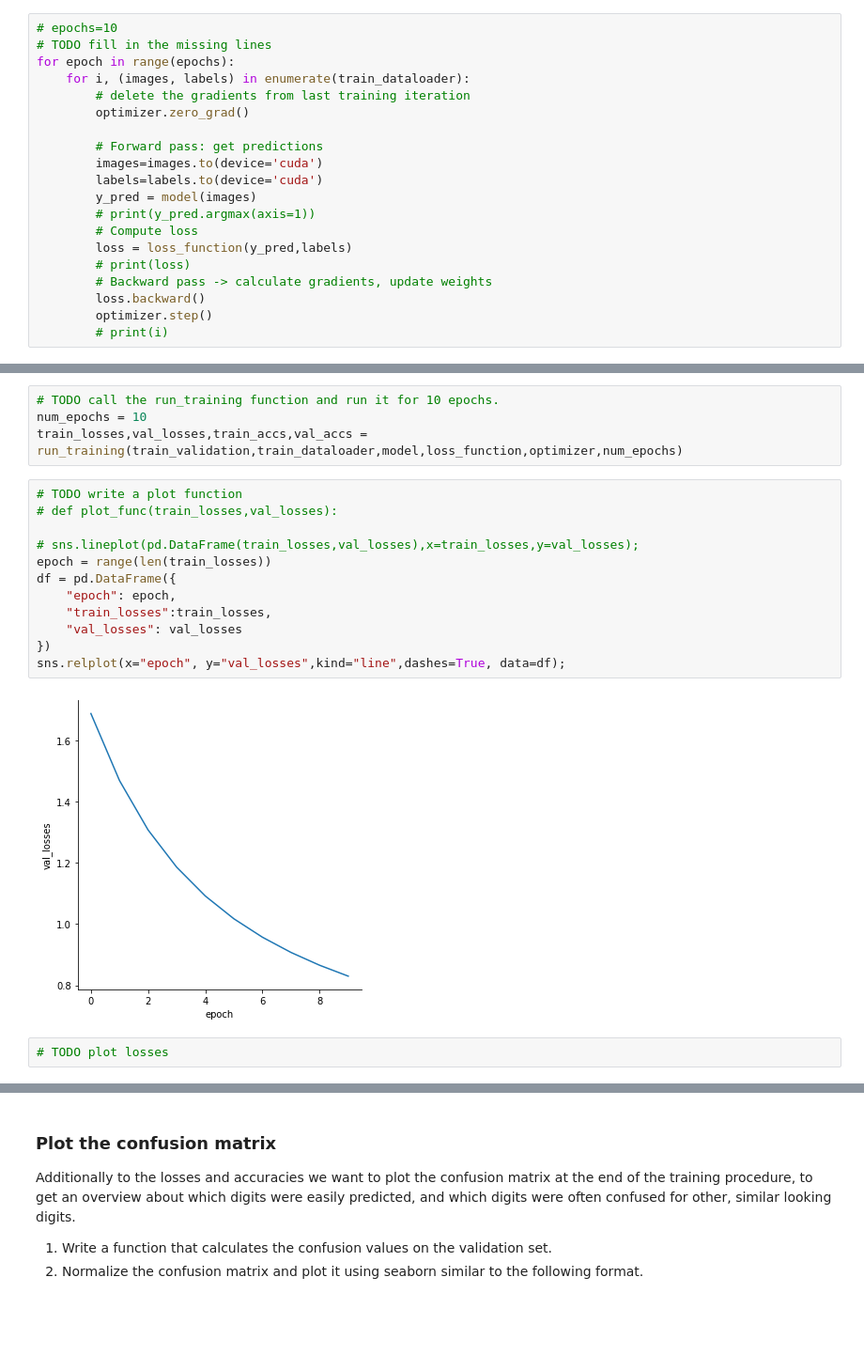
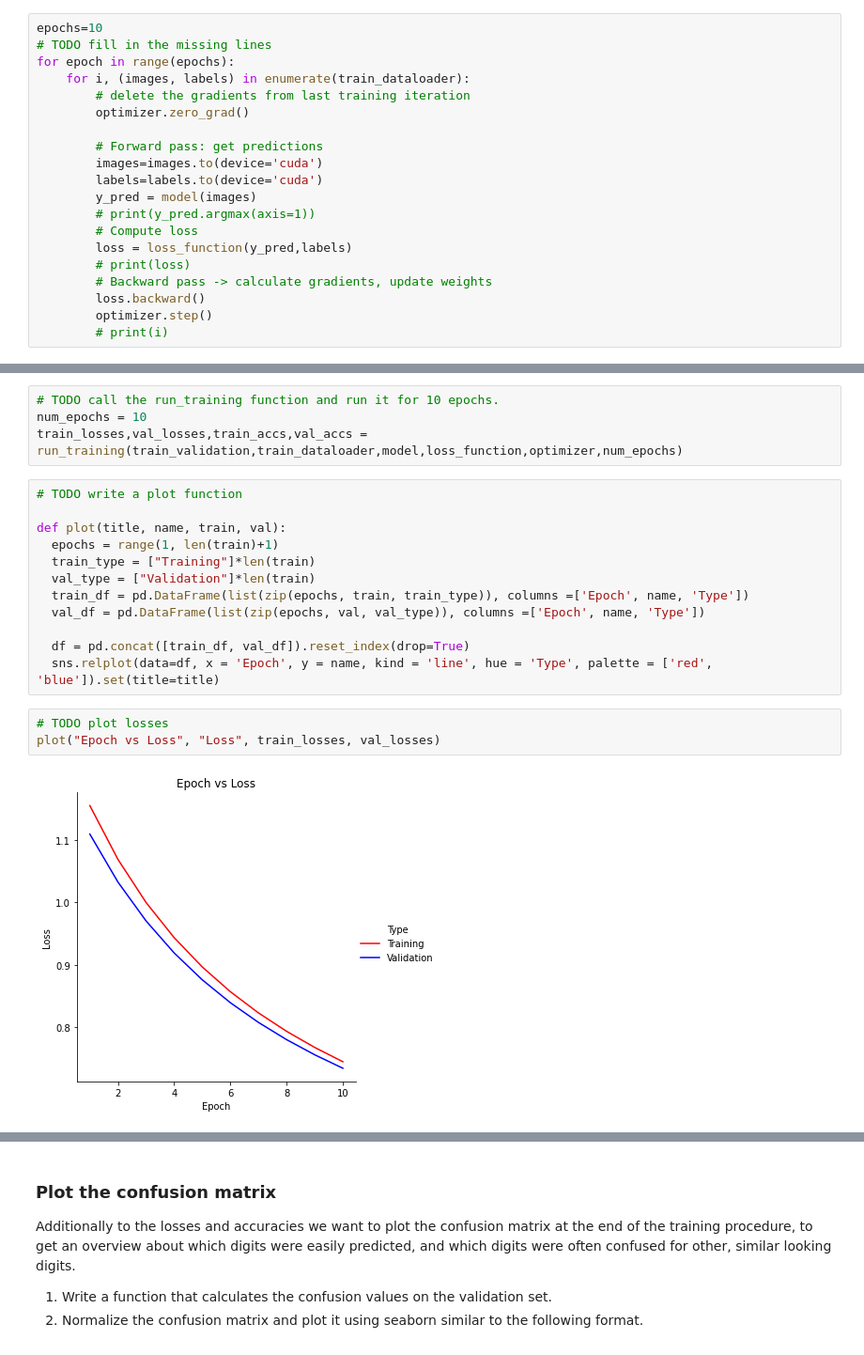
Before and after one commit to adjr2/deep_learning, a Jupyter notebook: Ex1_2022.ipynb, the cells around one changed output, grey strips where cells are left out. Shown at 94% size. Saved outputs shown, nothing was run; the diff lists cells and outputs as text; blank space fills up the shorter version.

Commit message:
plot done

```diff
--- a/Ex1_2022.ipynb
+++ b/Ex1_2022.ipynb
@@ -480,7 +480,7 @@ Everything is set for the model to train!
 - Then the loss (or error) needs to be computed by comparing the prediction to the actual label.
 - In the backward pass, the model learns and updates its weights based on the current gradient.
 # %%
-# epochs=10
+epochs=10
 # TODO fill in the missing lines
 for epoch in range(epochs):
     for i, (images, labels) in enumerate(train_dataloader):
@@ -657,21 +657,22 @@ def run_training(train_validation,data_loader,model,loss_function,optimizer,epoc
 # TODO call the run_training function and run it for 10 epochs.
 num_epochs = 10
 train_losses,val_losses,train_accs,val_accs = run_training(train_validation,train_dataloader,model,loss_function,optimizer,num_epochs)
-# %%
-# TODO write a plot function
-# def plot_func(train_losses,val_losses):
-
-# sns.lineplot(pd.DataFrame(train_losses,val_losses),x=train_losses,y=val_losses);
-epoch = range(len(train_losses))
-df = pd.DataFrame({
-    "epoch": epoch,
-    "train_losses":train_losses,
-    "val_losses": val_losses
-})
-sns.relplot(x="epoch", y="val_losses",kind="line",dashes=True, data=df);
-# %% [output]
-[figure, removed]
+# %%
+# TODO write a plot function
+
+def plot(title, name, train, val):
+  epochs = range(1, len(train)+1)
+  train_type = ["Training"]*len(train)
+  val_type = ["Validation"]*len(train)
+  train_df = pd.DataFrame(list(zip(epochs, train, train_type)), columns =['Epoch', name, 'Type'])
+  val_df = pd.DataFrame(list(zip(epochs, val, val_type)), columns =['Epoch', name, 'Type'])
+
+  df = pd.concat([train_df, val_df]).reset_index(drop=True)
+  sns.relplot(data=df, x = 'Epoch', y = name, kind = 'line', hue = 'Type', palette = ['red', 'blue']).set(title=title)
 # %%
 # TODO plot losses
+plot("Epoch vs Loss", "Loss", train_losses, val_losses)
+# %% [output]
+[figure, added]
 # %%
 # TODO plot accuracies
```
Also changed, not shown: parts of 5 cells of this notebook.
